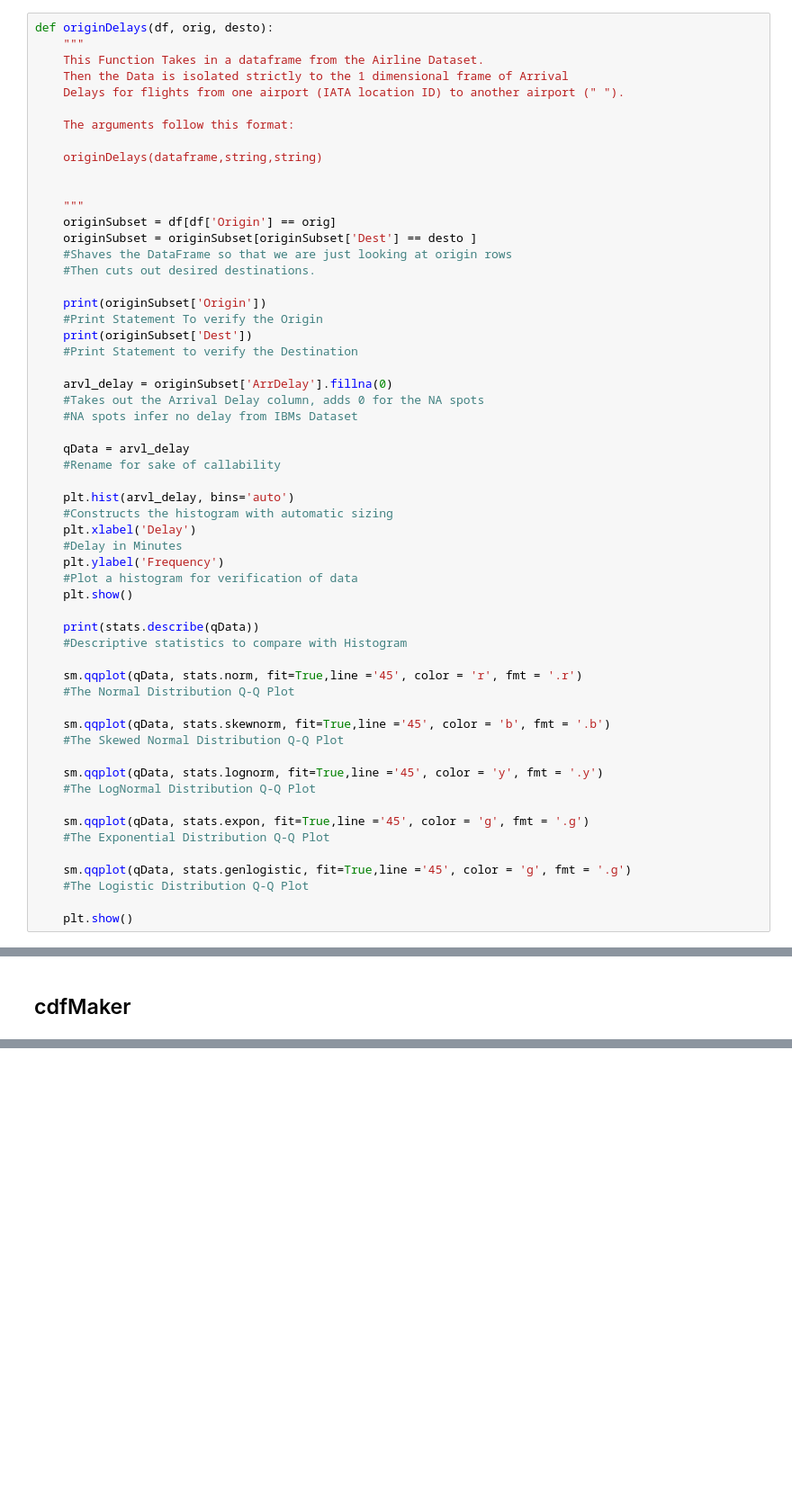
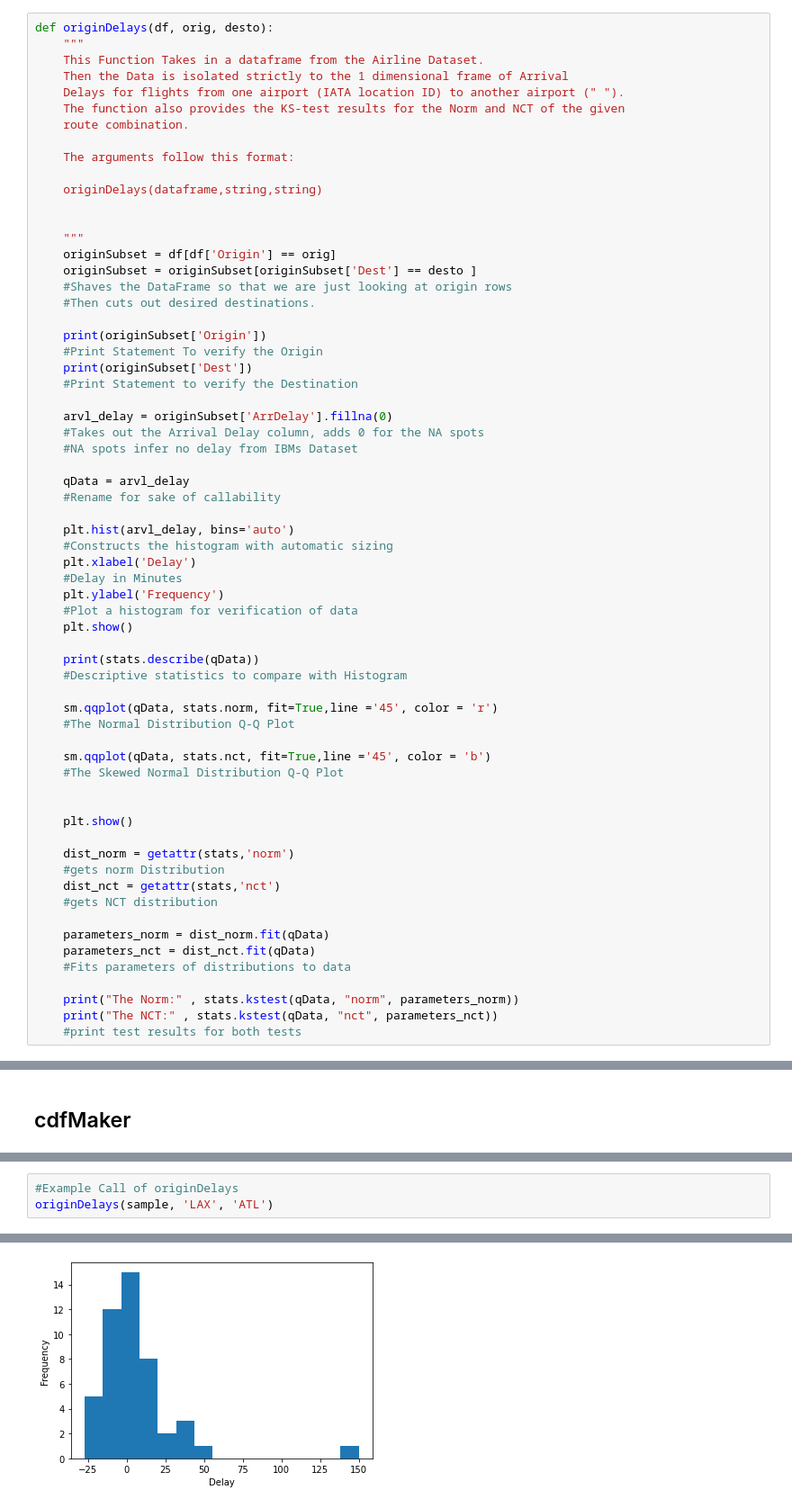
Before and after one commit to gabesUW/BDATA200Project_1, a Jupyter notebook: main.ipynb, the cells around one changed output, grey strips where cells are left out. Shown: that part at 90% size. Drawn from its saved outputs; the diff is of its cells as text; blank space fills up the shorter version.

```diff
--- a/main.ipynb
+++ b/main.ipynb
@@ -45,6 +46,8 @@ def originDelays(df, orig, desto):
     This Function Takes in a dataframe from the Airline Dataset.
     Then the Data is isolated strictly to the 1 dimensional frame of Arrival
     Delays for flights from one airport (IATA location ID) to another airport (" ").
+    The function also provides the KS-test results for the Norm and NCT of the given
+    route combination.
 
     The arguments follow this format:
 
@@ -80,19 +83,24 @@ def originDelays(df, orig, desto):
     print(stats.describe(qData))
     #Descriptive statistics to compare with Histogram
 
-    sm.qqplot(qData, stats.norm, fit=True,line ='45', color = 'r', fmt = '.r')
+    sm.qqplot(qData, stats.norm, fit=True,line ='45', color = 'r')
     #The Normal Distribution Q-Q Plot
 
-    sm.qqplot(qData, stats.skewnorm, fit=True,line ='45', color = 'b', fmt = '.b')
+    sm.qqplot(qData, stats.nct, fit=True,line ='45', color = 'b')
     #The Skewed Normal Distribution Q-Q Plot
 
-    sm.qqplot(qData, stats.lognorm, fit=True,line ='45', color = 'y', fmt = '.y')
-    #The LogNormal Distribution Q-Q Plot
-
-    sm.qqplot(qData, stats.expon, fit=True,line ='45', color = 'g', fmt = '.g')
-    #The Exponential Distribution Q-Q Plot
-
-    sm.qqplot(qData, stats.genlogistic, fit=True,line ='45', color = 'g', fmt = '.g')
-    #The Logistic Distribution Q-Q Plot
 
     plt.show()
+
+    dist_norm = getattr(stats,'norm')
+    #gets norm Distribution
+    dist_nct = getattr(stats,'nct')
+    #gets NCT distribution
+
+    parameters_norm = dist_norm.fit(qData)
+    parameters_nct = dist_nct.fit(qData)
+    #Fits parameters of distributions to data
+
+    print("The Norm:" , stats.kstest(qData, "norm", parameters_norm))
+    print("The NCT:" , stats.kstest(qData, "nct", parameters_nct))
+    #print test results for both tests
@@ -218,0 +290,4 @@ cdfMaker(sample['ArrDelay'])
+# %%
+#Example Call of originDelays
+originDelays(sample, 'LAX', 'ATL')
+# %% [output]
@@ -218,0 +311 @@ cdfMaker(sample['ArrDelay'])
+[figure, added]
```
Also changed, not shown: parts of 17 cells of this notebook.
